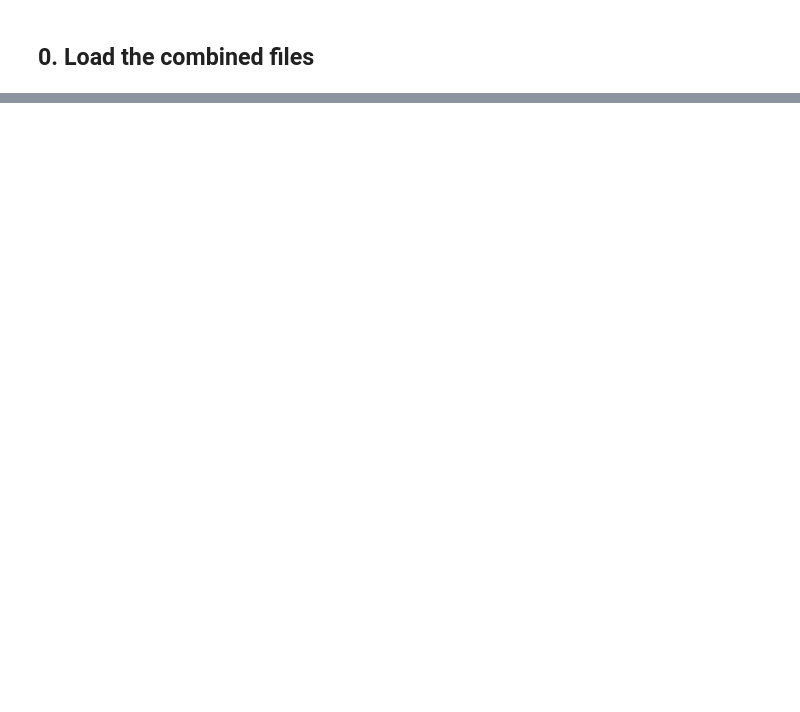
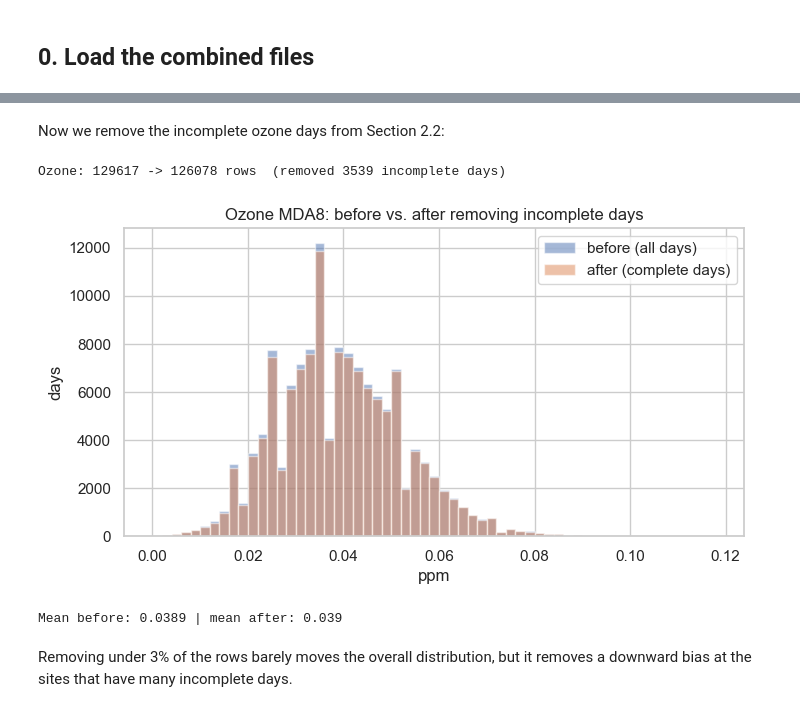
Before and after one commit to Haneenal2/data-mining-, a Jupyter notebook: notebooks/02_data_cleaning.ipynb, the cells around one changed output, grey strips where cells are left out. Cells and saved outputs as stored; diff of their text form; code cells hidden in the pictures; blank space fills up the shorter version.

```diff
--- a/notebooks/02_data_cleaning.ipynb
+++ b/notebooks/02_data_cleaning.ipynb
@@ -387,0 +190,4 @@ The original EPA files, the Texas filtered files and the combined files were not
+# %%
+dec31 = oz["date_local"].str[5:] == "12-31"
+print("Dec 31 rows:", dec31.sum())
+print(oz[dec31].groupby(["observation_count", "observation_percent"]).size())
@@ -387,0 +205,11 @@ The original EPA files, the Texas filtered files and the combined files were not
+# %%
+oz["possible_averages"] = 17
+oz.loc[dec31, "possible_averages"] = 12
+oz["percent_complete"] = (100 * oz["observation_count"] / oz["possible_averages"]).round(1)
+
+incomplete = oz["percent_complete"] < 75
+print("Incomplete ozone days:", incomplete.sum(), f"({100 * incomplete.mean():.1f}% of rows)")
+print("Rows that observation_percent < 75 would have removed:", (oz["observation_percent"] < 75).sum())
+print()
+print("Median MDA8 (ppm) - complete days:", oz.loc[~incomplete, "first_max_value"].median(),
+      "| incomplete days:", oz.loc[incomplete, "first_max_value"].median())
@@ -387,0 +257,13 @@ The original EPA files, the Texas filtered files and the combined files were not
+# %%
+print("PM2.5 rows being removed, by type:")
+print(pm[~pm["analysis_record"]]["sample_duration"].value_counts(), "\n")
+print("Ozone rows being removed, by type:")
+print(oz[~oz["analysis_record"]]["event_type"].value_counts())
+
+pm1 = pm[pm["analysis_record"]].copy()
+oz1 = oz[oz["analysis_record"]].copy()
+print()
+print("PM2.5:", len(pm), "->", len(pm1), "rows  (removed", len(pm) - len(pm1), ")")
+print("Ozone:", len(oz), "->", len(oz1), "rows  (removed", len(oz) - len(oz1), ")")
+print("Monitor-days still duplicated - PM2.5:", pm1.duplicated(key).sum(), "| Ozone:", oz1.duplicated(key).sum())
+steps.append({"step": "1. Remove duplicate records", "PM2.5 rows": len(pm1), "Ozone rows": len(oz1)})
@@ -387,0 +284,24 @@ The original EPA files, the Texas filtered files and the combined files were not
+# %% [markdown]
+Now we remove the incomplete ozone days from Section 2.2:
+# %%
+incomplete1 = oz1["percent_complete"] < 75
+oz2 = oz1[~incomplete1].copy()
+pm2 = pm1.copy()
+print("Ozone:", len(oz1), "->", len(oz2), "rows  (removed", incomplete1.sum(), "incomplete days)")
+steps.append({"step": "2. Remove incomplete ozone days", "PM2.5 rows": len(pm2), "Ozone rows": len(oz2)})
+
+fig, ax = plt.subplots(figsize=(8, 4))
+bins = np.arange(0, 0.12, 0.002)
+ax.hist(oz1["first_max_value"], bins=bins, alpha=0.5, label="before (all days)")
+ax.hist(oz2["first_max_value"], bins=bins, alpha=0.5, label="after (complete days)")
+ax.set_title("Ozone MDA8: before vs. after removing incomplete days")
+ax.set_xlabel("ppm"); ax.set_ylabel("days")
+ax.legend()
+plt.show()
+print("Mean before:", round(oz1["first_max_value"].mean(), 4), "| mean after:", round(oz2["first_max_value"].mean(), 4))
+# %% [output]
+Ozone: 129617 -> 126078 rows  (removed 3539 incomplete days)
+[figure, added]
+Mean before: 0.0389 | mean after: 0.039
+# %% [markdown]
+Removing under 3% of the rows barely moves the overall distribution, but it removes a downward bias at the sites that have many incomplete days.
```
Also changed, not shown: parts of 100 cells of this notebook, 2 other files.
